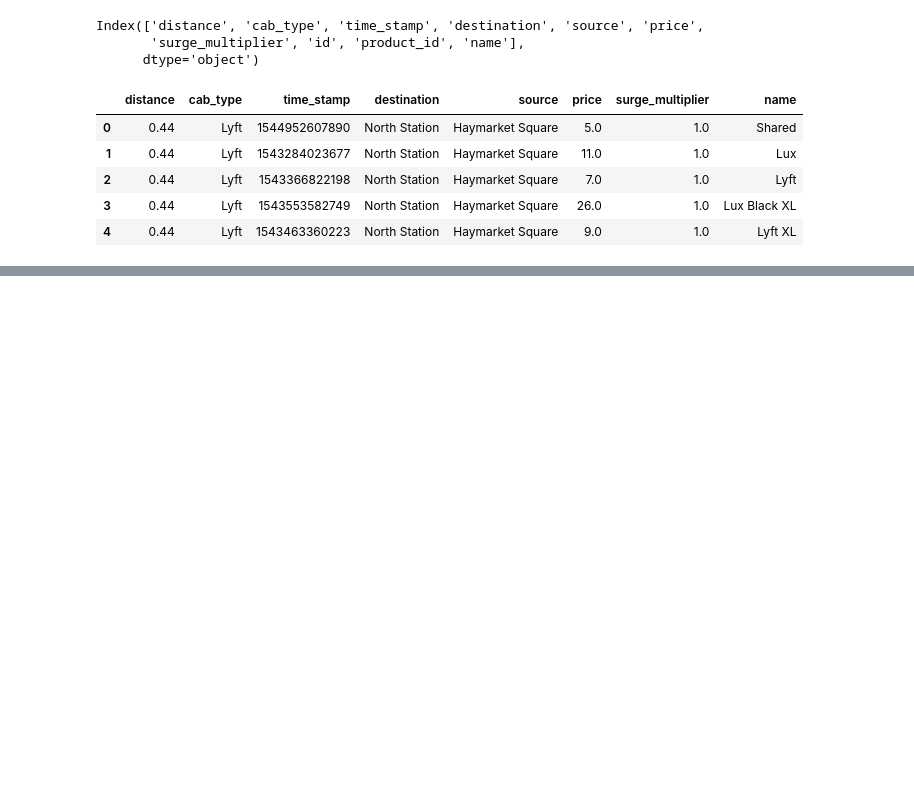
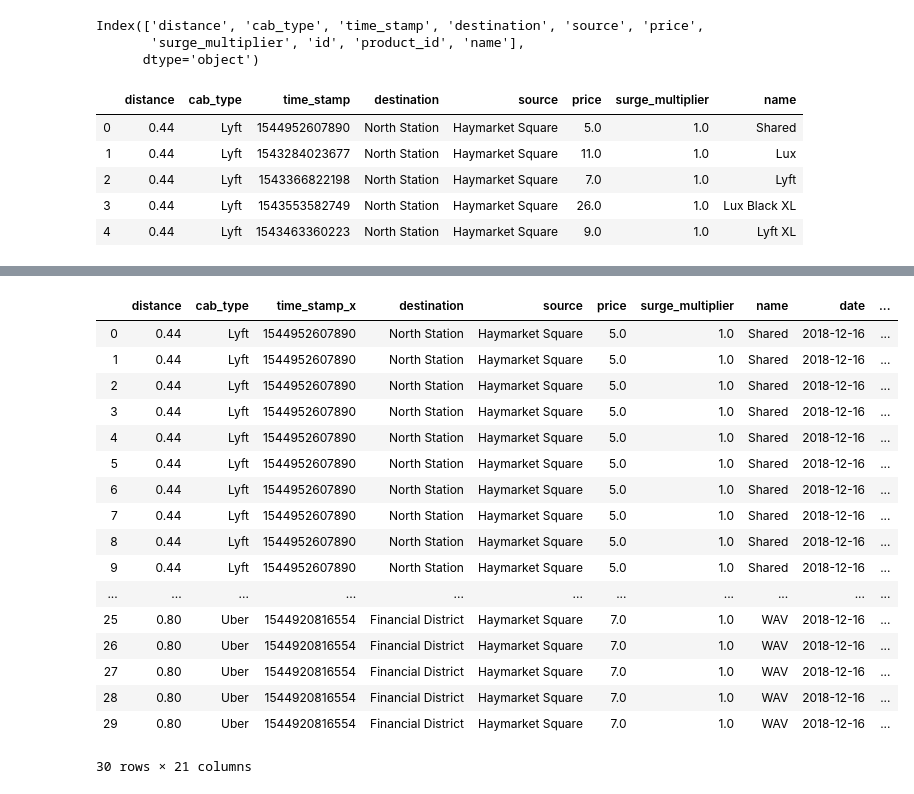
Before and after one commit to Mortendefries/AI, a Jupyter notebook: Data prep_merge.ipynb, the cells around one changed output, grey strips where cells are left out. Saved outputs shown, nothing was run; the diff lists cells and outputs as text; code cells hidden in the pictures; blank space fills up the shorter version.

```diff
--- a/Data prep_merge.ipynb
+++ b/Data prep_merge.ipynb
@@ -97,3 +117,24 @@ merged_data = pd.merge(weather_df, cab_weather_df, on=["source", 'date'], how="o
+# %%
+merged_data.head(30)
+# %% [output]
+|  | distance | cab_type | time_stamp_x | destination | source | price | surge_multiplier | name | date | ... |
+| 0 | 0.44 | Lyft | 1544952607890 | North Station | Haymarket Square | 5.0 | 1.0 | Shared | 2018-12-16 | ... |
+| 1 | 0.44 | Lyft | 1544952607890 | North Station | Haymarket Square | 5.0 | 1.0 | Shared | 2018-12-16 | ... |
+| 2 | 0.44 | Lyft | 1544952607890 | North Station | Haymarket Square | 5.0 | 1.0 | Shared | 2018-12-16 | ... |
+| 3 | 0.44 | Lyft | 1544952607890 | North Station | Haymarket Square | 5.0 | 1.0 | Shared | 2018-12-16 | ... |
+| 4 | 0.44 | Lyft | 1544952607890 | North Station | Haymarket Square | 5.0 | 1.0 | Shared | 2018-12-16 | ... |
+| 5 | 0.44 | Lyft | 1544952607890 | North Station | Haymarket Square | 5.0 | 1.0 | Shared | 2018-12-16 | ... |
+| 6 | 0.44 | Lyft | 1544952607890 | North Station | Haymarket Square | 5.0 | 1.0 | Shared | 2018-12-16 | ... |
+| 7 | 0.44 | Lyft | 1544952607890 | North Station | Haymarket Square | 5.0 | 1.0 | Shared | 2018-12-16 | ... |
+| 8 | 0.44 | Lyft | 1544952607890 | North Station | Haymarket Square | 5.0 | 1.0 | Shared | 2018-12-16 | ... |
+| 9 | 0.44 | Lyft | 1544952607890 | North Station | Haymarket Square | 5.0 | 1.0 | Shared | 2018-12-16 | ... |
+| ... | ... | ... | ... | ... | ... | ... | ... | ... | ... | ... |
+| 25 | 0.80 | Uber | 1544920816554 | Financial District | Haymarket Square | 7.0 | 1.0 | WAV | 2018-12-16 | ... |
+| 26 | 0.80 | Uber | 1544920816554 | Financial District | Haymarket Square | 7.0 | 1.0 | WAV | 2018-12-16 | ... |
+| 27 | 0.80 | Uber | 1544920816554 | Financial District | Haymarket Square | 7.0 | 1.0 | WAV | 2018-12-16 | ... |
+| 28 | 0.80 | Uber | 1544920816554 | Financial District | Haymarket Square | 7.0 | 1.0 | WAV | 2018-12-16 | ... |
+| 29 | 0.80 | Uber | 1544920816554 | Financial District | Haymarket Square | 7.0 | 1.0 | WAV | 2018-12-16 | ... |
+30 rows × 21 columns
 # %%
 merged_data.info()
 # %% [output]
```
Also changed, not shown: parts of 8 cells of this notebook, 3 other files.
